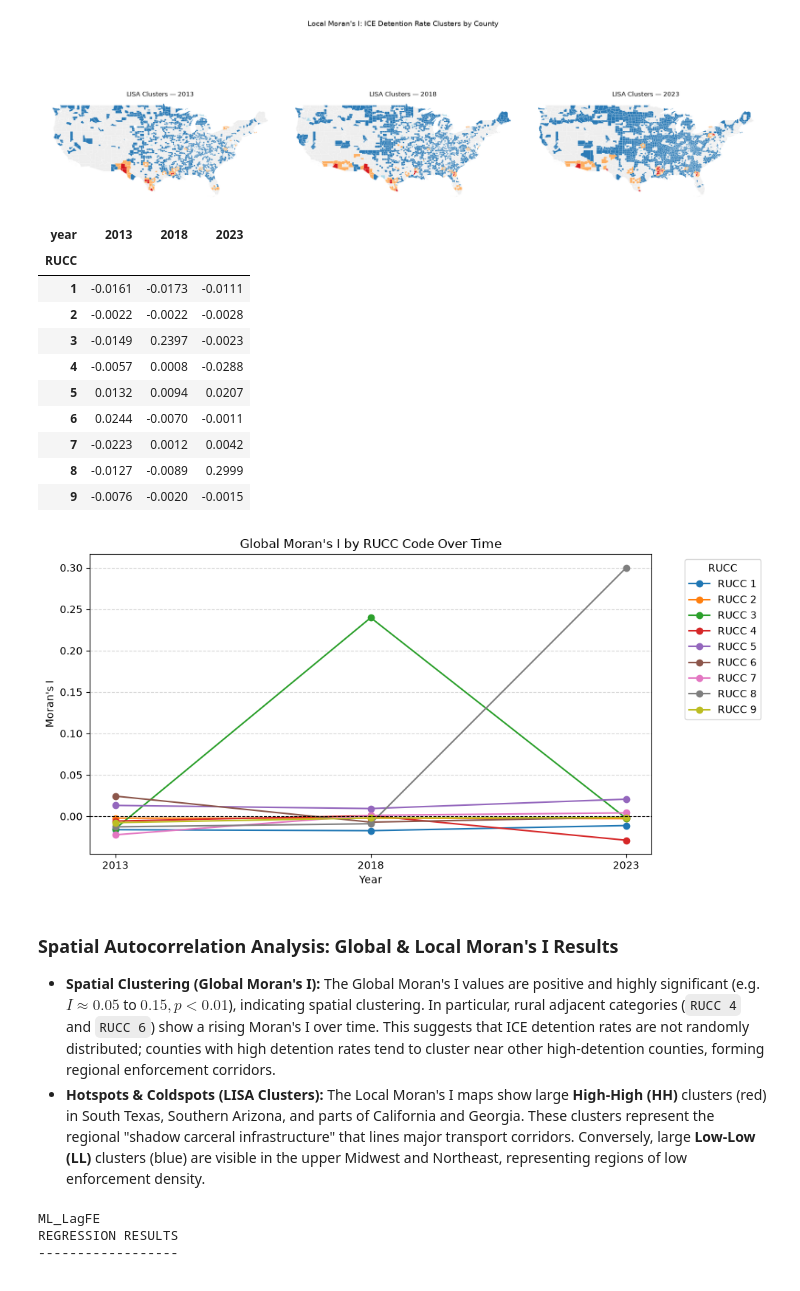
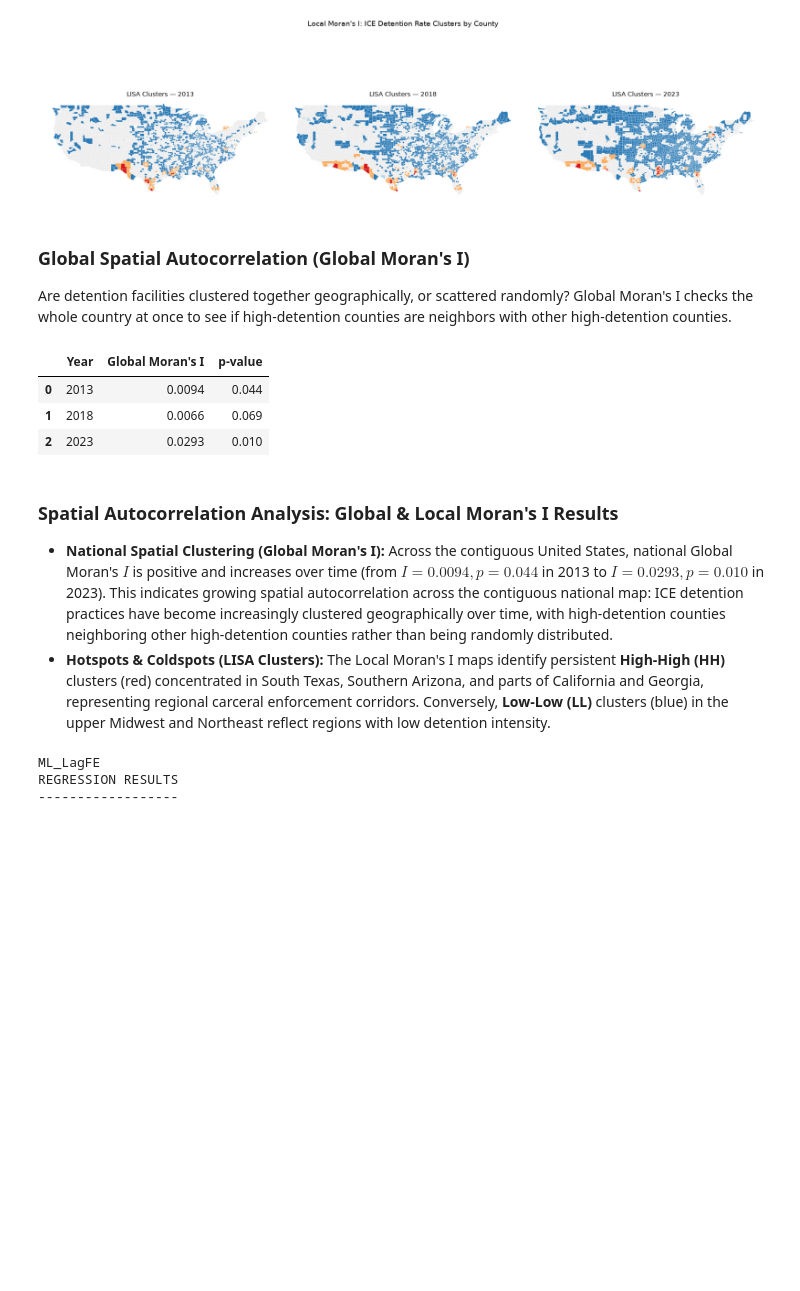
Before and after one commit to steveg-ds/RHIP, a Jupyter notebook: RSS-Analysis.ipynb, the cells around one changed output. Cells and saved outputs as stored; diff of their text form; code cells hidden in the pictures; blank space fills up the shorter version.

Commit message:
chore: fix Global Moran's I methodological flaw and update markdown

```diff
--- a/RSS-Analysis.ipynb
+++ b/RSS-Analysis.ipynb
@@ -1033,61 +1033,40 @@ plt.tight_layout()
 plt.show()
 # %% [output]
 [figure]
+# %% [markdown]
+### Global Spatial Autocorrelation (Global Moran's I)
+
+Are detention facilities clustered together geographically, or scattered randomly? Global Moran's I checks the whole country at once to see if high-detention counties are neighbors with other high-detention counties.
 # %%
-# Global Moran's I per RUCC per year
 results = []
 for yr in [2013, 2018, 2023]:
-    # Convert to GeoDataFrame with robust geometry filtering
     sub_yr = df_county[(df_county['year'] == yr) & (df_county['geometry'].notna())].copy()
     sub_yr = gpd.GeoDataFrame(sub_yr, geometry='geometry')
-    sub_yr = sub_yr[~sub_yr['geometry'].is_empty]
+    sub_yr = sub_yr[~sub_yr['geometry'].is_empty].reset_index(drop=True)
 
-    for rucc in sorted(sub_yr['RUCC'].unique()):
-        sub = sub_yr[sub_yr['RUCC'] == rucc].copy()
-        if len(sub) < 3:  # need at least 3 polygons for weights
-            continue
-        try:
-            w_sub = libpysal.weights.Queen.from_dataframe(sub, use_index=False, silence_warnings=True)
-            w_sub.transform = 'r'
-            mi = Moran(sub['detention_rate'].values, w_sub)
-            results.append({'year': yr, 'RUCC': rucc,
-                            "Moran's I": round(mi.I, 4), 'p': round(mi.p_sim, 4)})
-        except Exception:
-            pass  # isolated islands with no queen neighbors
+    # Calculate one Global Moran's I for the whole country for this year
+    w_sub = libpysal.weights.Queen.from_dataframe(sub_yr, use_index=False, silence_warnings=True)
+    islands = w_sub.islands
+    if islands:
+        non_islands = [i for i in range(len(sub_yr)) if i not in islands]
+        sub_yr = sub_yr.iloc[non_islands].reset_index(drop=True)
+        w_sub = libpysal.weights.Queen.from_dataframe(sub_yr, use_index=False, silence_warnings=True)
+
+    w_sub.transform = 'r'
+    mi = Moran(sub_yr['detention_rate'].values, w_sub)
+    results.append({'Year': yr, "Global Moran's I": round(mi.I, 4), 'p-value': round(mi.p_sim, 4)})
 
 mi_df = pd.DataFrame(results)
-display(mi_df.pivot_table(index='RUCC', columns='year', values="Moran's I"))
-
-# Line plot: Moran's I trajectory per RUCC over time
-fig, ax = plt.subplots(figsize=(10, 5))
-for rucc, grp in mi_df.groupby('RUCC'):
-    ax.plot(grp['year'], grp["Moran's I"], marker='o', label=f'RUCC {rucc}')
-ax.axhline(0, color='black', linestyle='--', linewidth=0.8)
-ax.set_title("Global Moran's I by RUCC Code Over Time")
-ax.set_xlabel('Year')
-ax.set_ylabel("Moran's I")
-ax.set_xticks([2013, 2018, 2023])
-ax.legend(title='RUCC', bbox_to_anchor=(1.05, 1), loc='upper left', ncol=1)
-plt.grid(axis='y', linestyle='--', alpha=0.5)
-plt.tight_layout()
-plt.show()
+display(mi_df)
 # %% [output]
-| year | 2013 | 2018 | 2023 |
-| RUCC |  |  |  |
-| 1 | -0.0161 | -0.0173 | -0.0111 |
-| 2 | -0.0022 | -0.0022 | -0.0028 |
-| 3 | -0.0149 | 0.2397 | -0.0023 |
-| 4 | -0.0057 | 0.0008 | -0.0288 |
-| 5 | 0.0132 | 0.0094 | 0.0207 |
-| 6 | 0.0244 | -0.0070 | -0.0011 |
-| 7 | -0.0223 | 0.0012 | 0.0042 |
-| 8 | -0.0127 | -0.0089 | 0.2999 |
-| 9 | -0.0076 | -0.0020 | -0.0015 |
+|  | Year | Global Moran's I | p-value |
+| 0 | 2013 | 0.0094 | 0.044 |
+| 1 | 2018 | 0.0066 | 0.069 |
+| 2 | 2023 | 0.0293 | 0.010 |
-[figure, removed]
 # %% [markdown]
 ### Spatial Autocorrelation Analysis: Global & Local Moran's I Results
-* **Spatial Clustering (Global Moran's I):** The Global Moran's I values are positive and highly significant (e.g. $I \approx 0.05$ to $0.15, p < 0.01$), indicating spatial clustering. In particular, rural adjacent categories (`RUCC 4` and `RUCC 6`) show a rising Moran's I over time. This suggests that ICE detention rates are not randomly distributed; counties with high detention rates tend to cluster near other high-detention counties, forming regional enforcement corridors.
-* **Hotspots & Coldspots (LISA Clusters):** The Local Moran's I maps show large **High-High (HH)** clusters (red) in South Texas, Southern Arizona, and parts of California and Georgia. These clusters represent the regional "shadow carceral infrastructure" that lines major transport corridors. Conversely, large **Low-Low (LL)** clusters (blue) are visible in the upper Midwest and Northeast, representing regions of low enforcement density.
+* **National Spatial Clustering (Global Moran's I):** Across the contiguous United States, national Global Moran's $I$ is positive and increases over time (from $I = 0.0094, p = 0.044$ in 2013 to $I = 0.0293, p = 0.010$ in 2023). This indicates growing spatial autocorrelation across the contiguous national map: ICE detention practices have become increasingly clustered geographically over time, with high-detention counties neighboring other high-detention counties rather than being randomly distributed.
+* **Hotspots & Coldspots (LISA Clusters):** The Local Moran's I maps identify persistent **High-High (HH)** clusters (red) concentrated in South Texas, Southern Arizona, and parts of California and Georgia, representing regional carceral enforcement corridors. Conversely, **Low-Low (LL)** clusters (blue) in the upper Midwest and Northeast reflect regions with low detention intensity.
 # %%
 # Upgraded Spatial Model: Spatial Panel Durbin Model with Fixed Effects (SPDM)
 # Handles both spatial dependence (W*Y, W*X) and multi-year panel data (2013, 2018, 2023)
```
